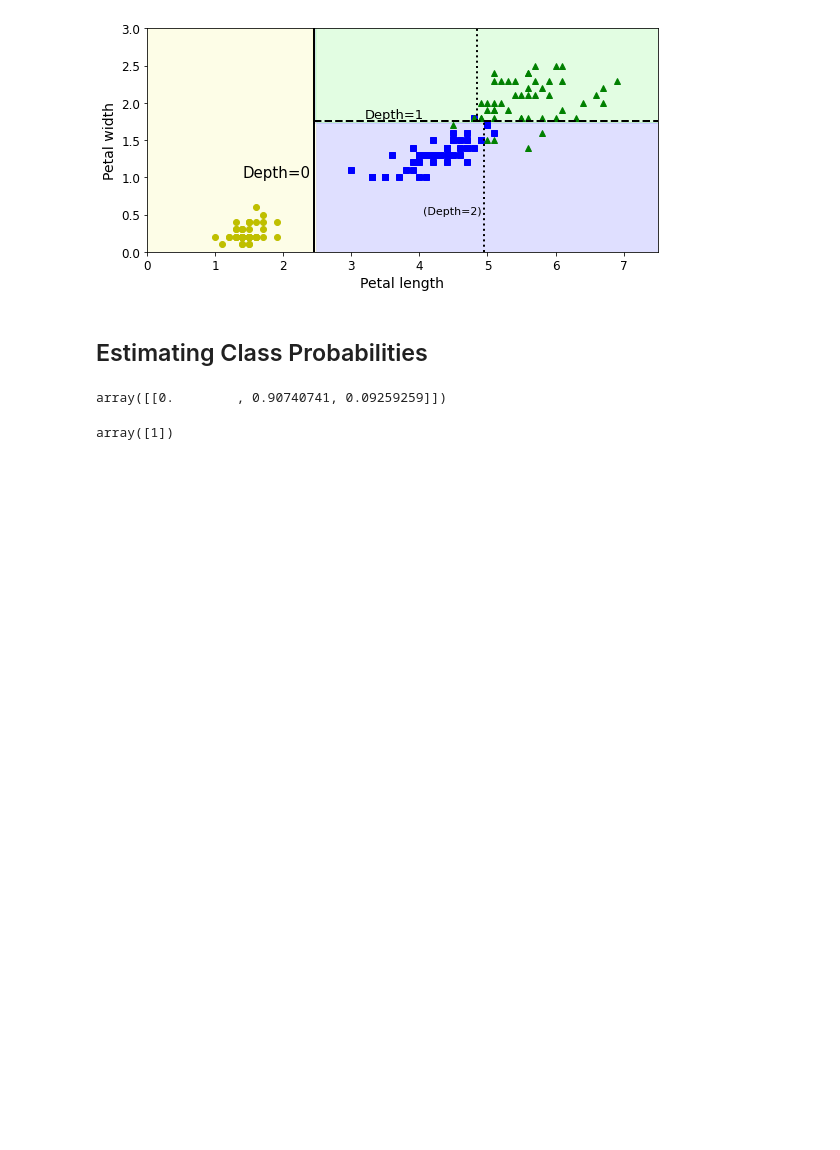
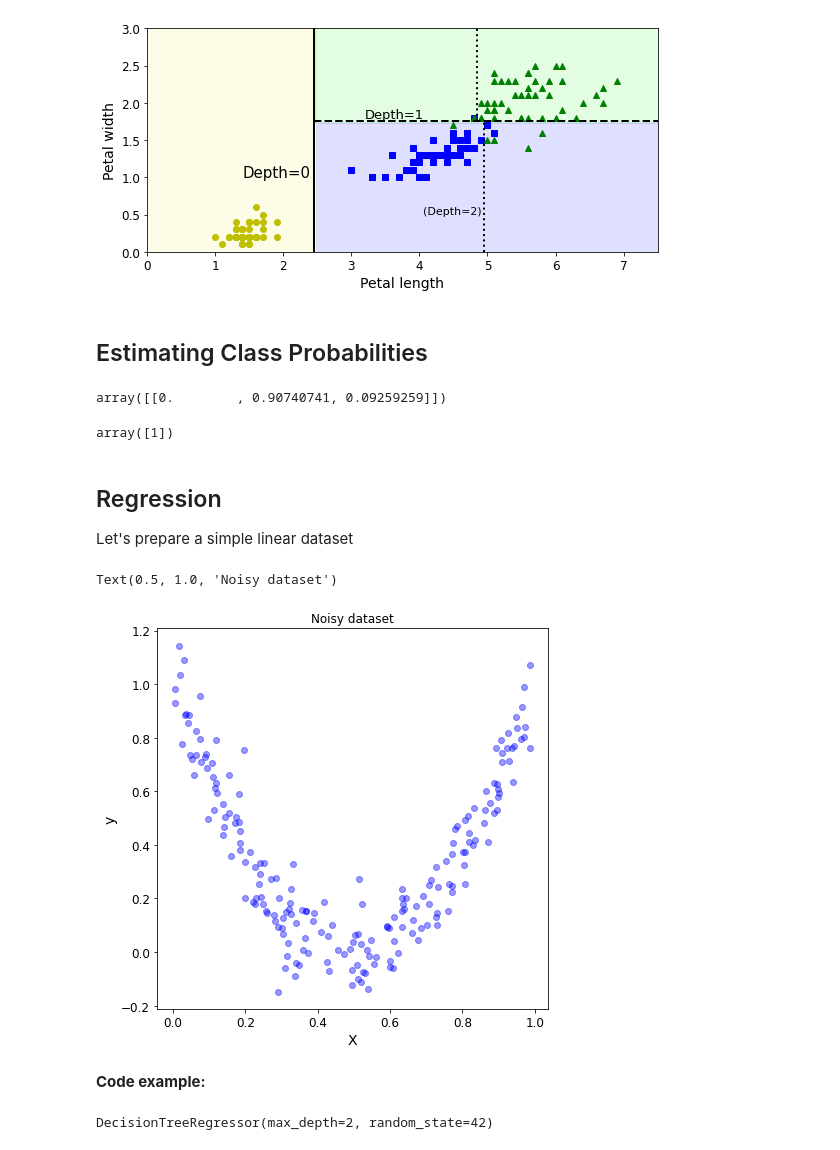
Before and after one commit to ecolon08/hands-on-ml-ebook, a Jupyter notebook: 6-decision-trees/06_decision_trees.ipynb, the cells around one changed output. Cells and saved outputs as stored; diff of their text form; code cells hidden in the pictures; blank space fills up the shorter version.

Commit message:
Chapter 6 initial all example exercises

```diff
--- a/6-decision-trees/06_decision_trees.ipynb
+++ b/6-decision-trees/06_decision_trees.ipynb
@@ -137,3 +137,33 @@ array([[0.        , 0.90740741, 0.09259259]])
 tree_clf.predict([[5, 1.5]])
 # %% [output]
 array([1])
+# %% [markdown]
+## Regression
+
+Let's prepare a simple linear dataset
+# %%
+# Quadratic training set + noise
+np.random.seed(42)
+m = 200
+X = np.random.rand(m, 1)
+y = 4 * (X - 0.5) ** 2
+y = y + np.random.randn(m, 1) / 10
+# %%
+# Let me plot the dataset
+fig, ax = plt.subplots(1, 1, figsize=(7, 7))
+ax.scatter(X, y, alpha=0.4, c='blue')
+ax.set_xlabel('X')
+ax.set_ylabel('y')
+ax.set_title('Noisy dataset')
+# %% [output]
+Text(0.5, 1.0, 'Noisy dataset')
+[figure, added]
+# %% [markdown]
+**Code example:**
+# %%
+from sklearn.tree import DecisionTreeRegressor
+
+tree_reg = DecisionTreeRegressor(max_depth=2, random_state=42)
+tree_reg.fit(X, y)
+# %% [output]
+DecisionTreeRegressor(max_depth=2, random_state=42)
```
Also changed, not shown: parts of 17 cells of this notebook.
